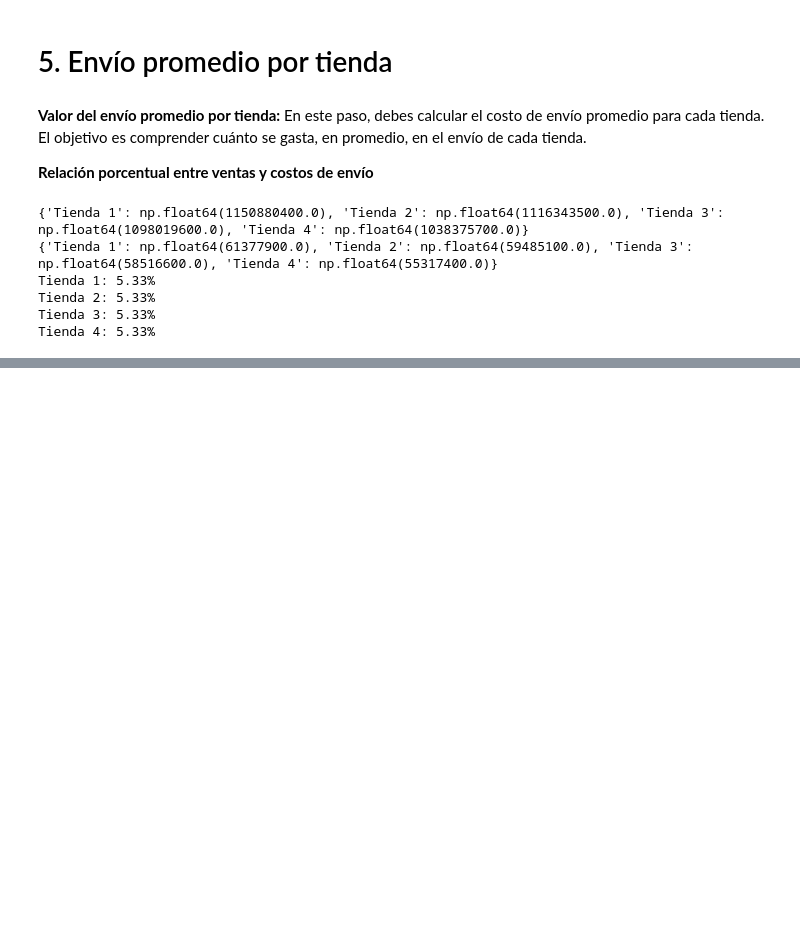
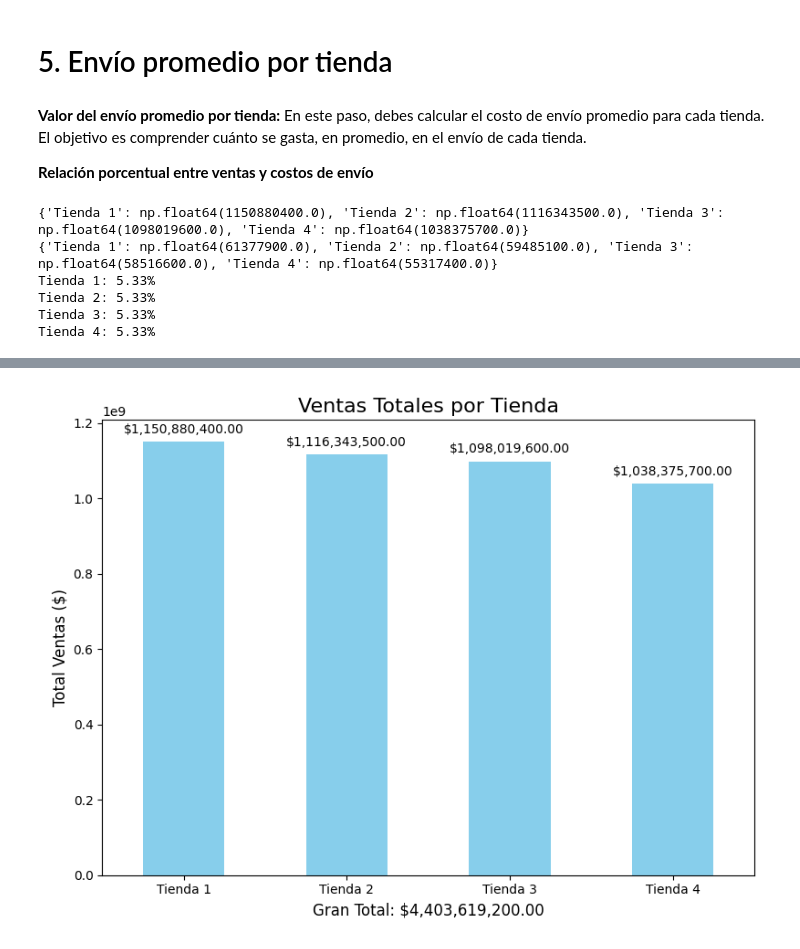
Before and after one commit to mauloredo/challenge-alura-store-mlp, a Jupyter notebook: AluraStoreLatam.ipynb, the cells around one changed output, grey strips where cells are left out. Drawn from its saved outputs; the diff is of its cells as text; code cells hidden in the pictures; blank space fills up the shorter version.

```diff
--- a/AluraStoreLatam.ipynb
+++ b/AluraStoreLatam.ipynb
@@ -452,0 +476,5 @@ Tienda 4: 5.33%
+# %%
+from IPython.display import Image
+Image(filename='ventas_totales.png')
+# %% [output]
+[figure, added]
```
Also changed, not shown: parts of 15 cells of this notebook.
